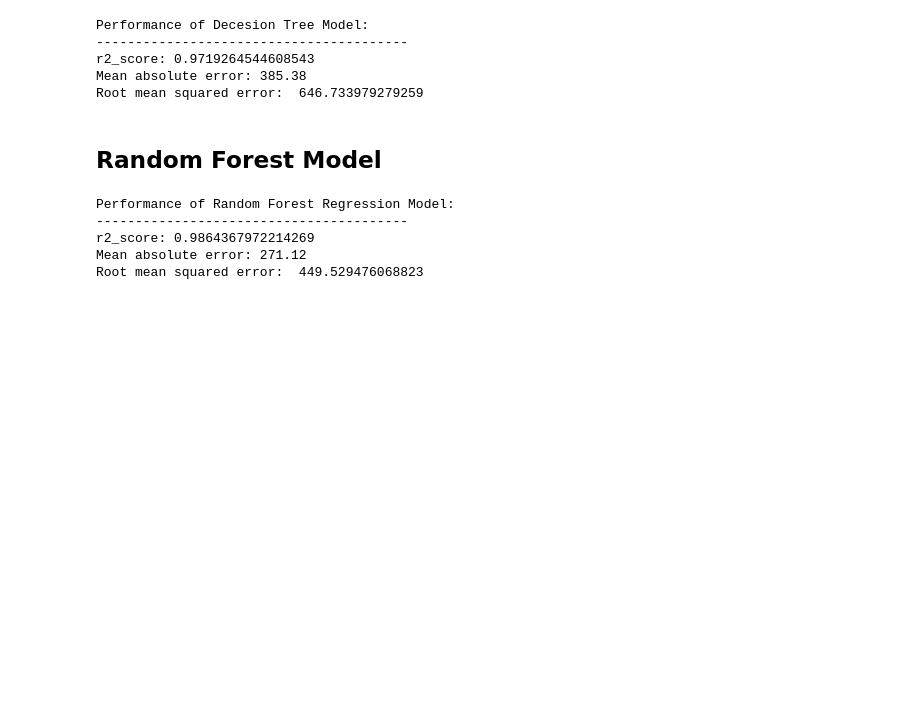
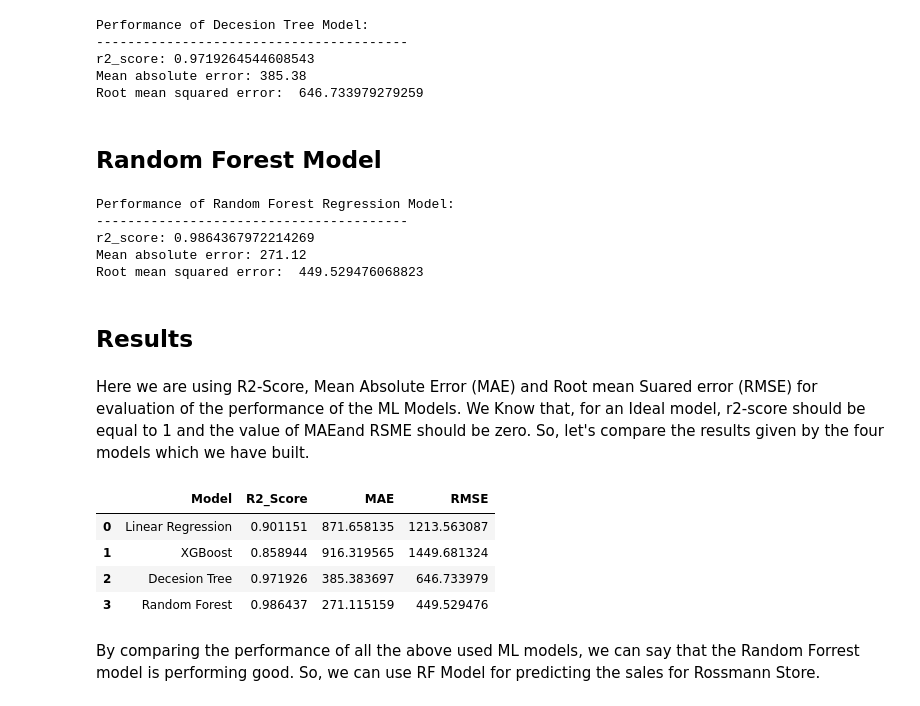
Before and after one commit to rashmi-biswas/ML_Regression_Sales_Prediction, a Jupyter notebook: Rossmann_Sales_Prediction_Capstone_Project.ipynb, the cells around one changed output. Drawn from its saved outputs; the diff is of its cells as text; code cells hidden in the pictures; blank space fills up the shorter version.

```diff
--- a/Rossmann_Sales_Prediction_Capstone_Project.ipynb
+++ b/Rossmann_Sales_Prediction_Capstone_Project.ipynb
@@ -939,3 +939,24 @@ Performance of Random Forest Regression Model:
 r2_score: 0.9864367972214269
 Mean absolute error: 271.12
 Root mean squared error:  449.529476068823
+# %% [markdown]
+## Results
+# %% [markdown]
+Here we are using R2-Score, Mean Absolute Error (MAE) and Root mean Suared error (RMSE) for evaluation of the performance of the ML Models. We Know that, for an Ideal model, r2-score should be equal to 1 and the value of MAEand RSME should be zero. So, let's compare the results given by the four models which we have built.
+# %%
+result = {'Model': ['Linear Regression', 'XGBoost', 'Decesion Tree', 'Random Forest'],
+          'R2_Score': [r2s_1, r2s_2, r2s_3, r2s_4],
+          'MAE': [mae1, mae2, mae3, mae4],
+          'RMSE': [rmse1, rmse2, rmse3, rmse4]}
+
+result_df = pd.DataFrame(result)
+result_df
+# %% [output]
+|  | Model | R2_Score | MAE | RMSE |
+| 0 | Linear Regression | 0.901151 | 871.658135 | 1213.563087 |
+| 1 | XGBoost | 0.858944 | 916.319565 | 1449.681324 |
+| 2 | Decesion Tree | 0.971926 | 385.383697 | 646.733979 |
+| 3 | Random Forest | 0.986437 | 271.115159 | 449.529476 |
+# %% [markdown]
+
+By comparing the performance of all the above used ML models, we can say that the Random Forrest model is performing good. So, we can use RF Model for predicting the sales for Rossmann Store.
```
